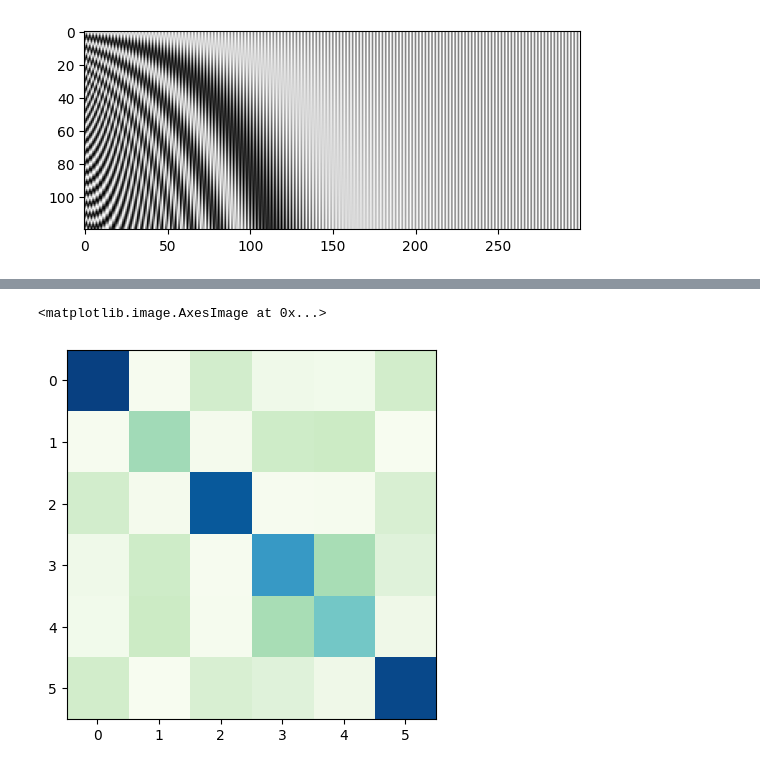
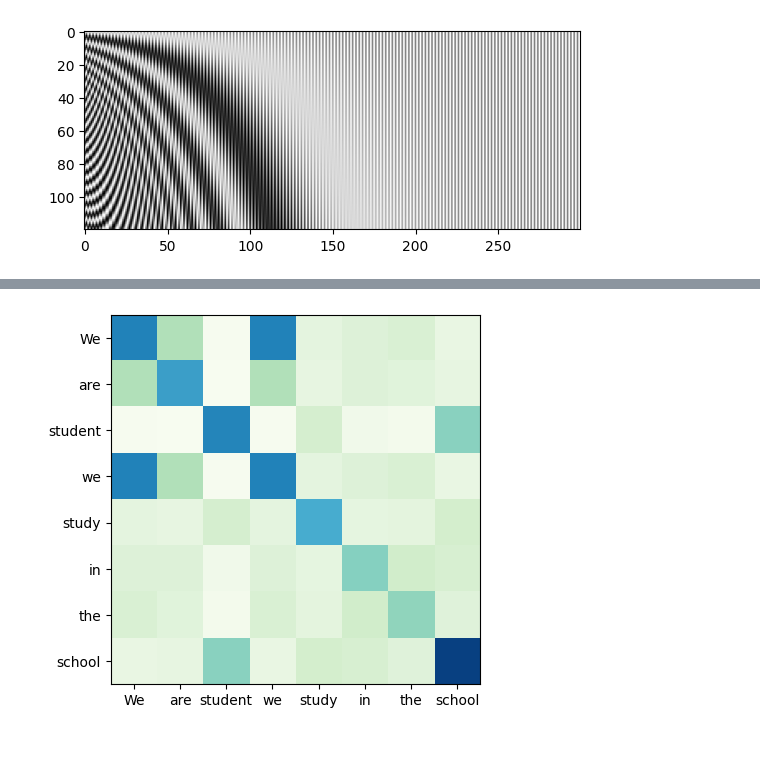
Before and after one commit to dw-dengwei/isai_work, a Jupyter notebook: bert.ipynb, the cells around one changed output, grey strips where cells are left out. Cells and saved outputs as stored; diff of their text form; code cells hidden in the pictures.

```diff
--- a/bert.ipynb
+++ b/bert.ipynb
@@ -26,7 +26,7 @@ cache_dir = '.vector_cache/glove'
 # dim是embedding的维度
 glove = vocab.GloVe(name='6B', dim=embedding_dim, cache=cache_dir)
 
-sent = 'Apple and orange are all fruits'
+sent = 'We are student we study in the school'
 word_embedding = glove.get_vecs_by_tokens(sent.split(), True).unsqueeze(0).numpy()
 # %%
 class Encoder:
@@ -141,6 +144,8 @@ for i in range(6):
 # %%
 att = word_embedding @ word_embedding.swapaxes(1, 2)
 plt.imshow(att[0, :], cmap='GnBu')
+plt.xticks(range(len(sent.split())), labels=sent.split())
+plt.yticks(range(len(sent.split())), labels=sent.split())
+plt.show()
 # %% [output]
-<matplotlib.image.AxesImage at 0x...>
-[figure, old version]
+[figure, new version]
```
Also changed, not shown: parts of 3 cells of this notebook.
